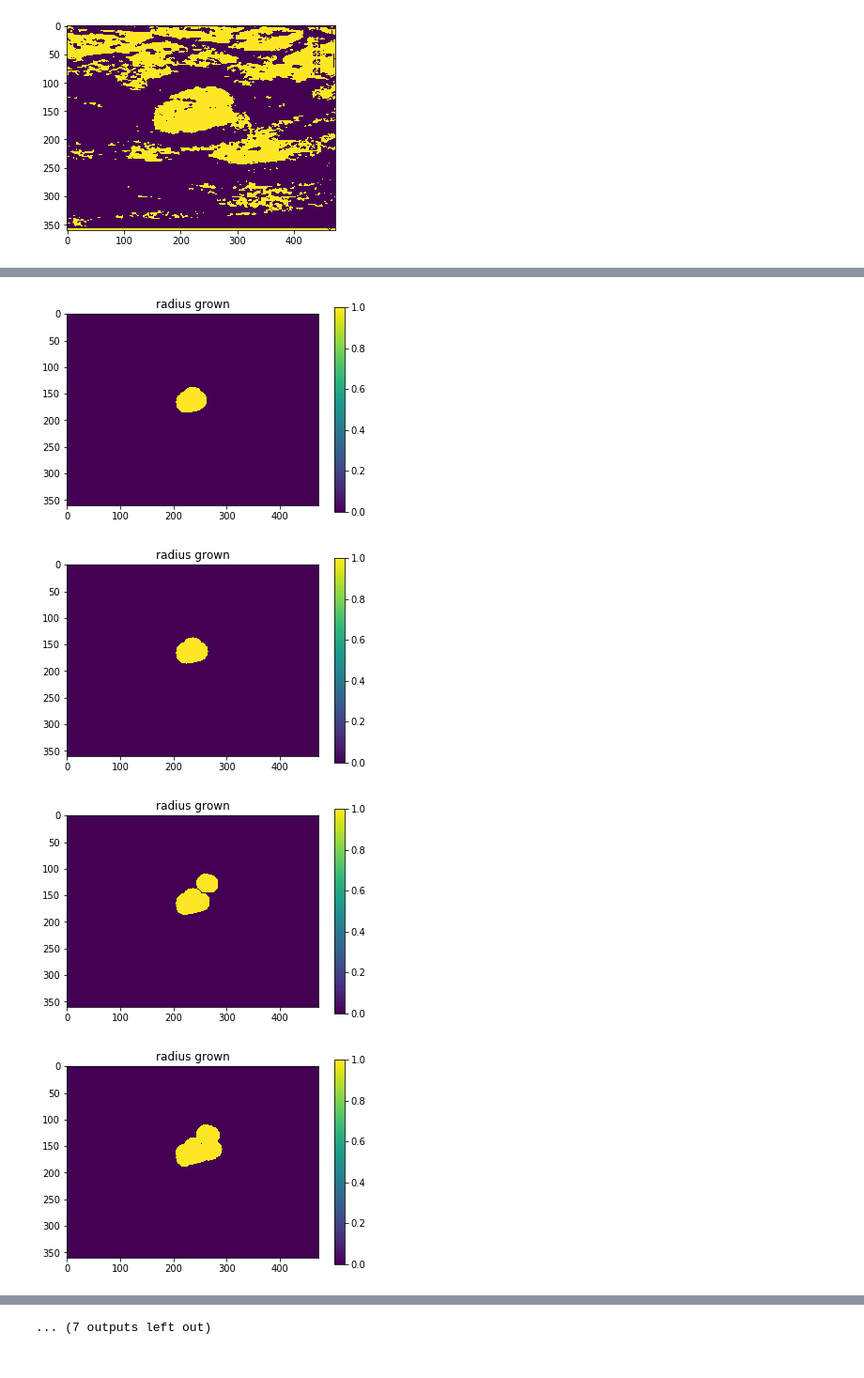
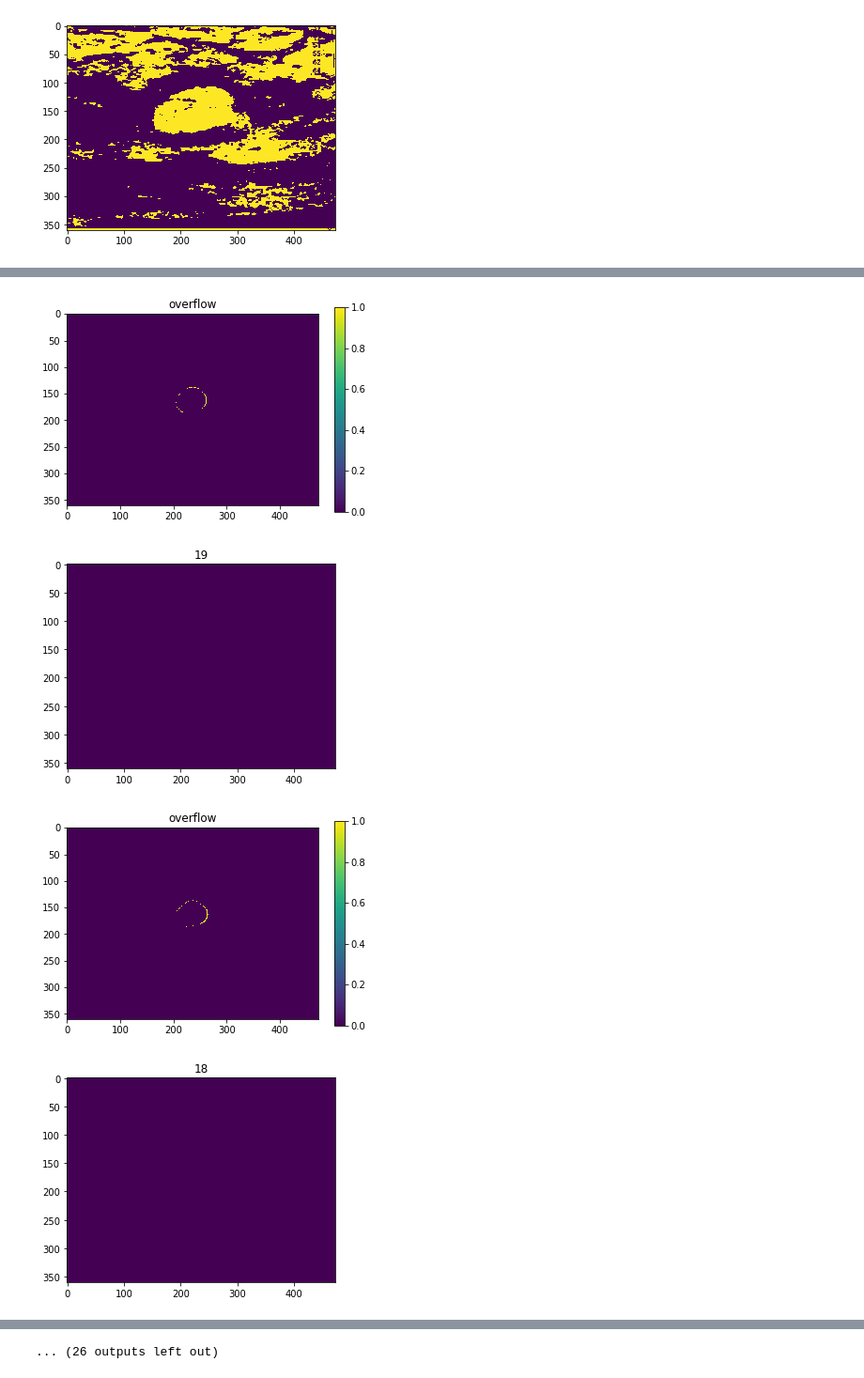
Before and after one commit to penn-ultrasound-research-laboratory/Deep-Ultrasound-Classification, a Jupyter notebook: _notebooks/LeakPluggingCary.ipynb, the cells around one changed output, grey strips where cells are left out. Shown: that part at 94% size. Cells and saved outputs as stored; diff of their text form; code cells hidden in the pictures.

Commit message:
figured out binary masking issue with uint8 subtraction. debugging if current algorithm is correct

```diff
--- a/_notebooks/LeakPluggingCary.ipynb
+++ b/_notebooks/LeakPluggingCary.ipynb
@@ -88,6 +88,9 @@ def max_interior_radius(low, high, mask):
             low = mid + 1
 
     return mid
+# %%
+def as_binary_mask(image):
+    return (image > 0).astype(np.uint8)
 # %%
 """
 Find the largest kernel that 'fits' in the mask.
@@ -102,6 +105,17 @@ def prune_mask_to_kernel_radius(mask, radius):
             pruned_mask += component
 
     return pruned_mask
+
+
+def find_leak_mask_to_kernel_radius(mask, radius):
+    leak_mask = np.zeros(mask.shape, np.uint8)
+    nlabels, labeled = cv2.connectedComponents(mask, CONNECTIVITY)
+    for l in range(1, nlabels):
+        component = (labeled == l).astype(np.uint8)
+        if max_interior_radius(MIN_RADIUS, MAX_RADIUS, component) >= radius:
+            leak_mask += component
+
+    return leak_mask
 # %% [markdown]
 ## Prune to kernel mask check
 # %%
@@ -216,44 +226,50 @@ plt.colorbar()
 # %%
 previous_grown = None
+composite_leak = np.zeros(seed_region_mask.shape)
 
 for radius in range(MAX_RADIUS, MIN_RADIUS-1, -1):
 
     radius_grown = iterate_until_stop_growing_exponential_backoff(
         np.copy(seed_region_mask),
         grow_region,
         seed_range_thresholded_image,
         disk_kernel(radius),
         iters_per_round = 3)
 
     if previous_grown is None:
         previous_grown = np.copy(radius_grown)
 
     else:
 #         plt.title("Grown region")
 #         ax[0].imshow(radius_grown)
 
     # UINT8 SUBTRACTION IS CAUSING OVERFLOW
-        overflow = radius_grown - previous_grown
+        overflow = as_binary_mask(radius_grown - previous_grown)
 
         plt.figure()
-        plt.title("radius grown")
-        plt.imshow(radius_grown)
+        plt.title("overflow")
+        plt.imshow(overflow)
         plt.colorbar()
 
         # Prune the overflow to produce leak image
-        pruned_mask = prune_mask_to_kernel_radius(np.copy(overflow), radius + 1)
+        leak_mask = find_leak_mask_to_kernel_radius(overflow, radius + 1)
+        composite_leak += leak_mask
+
+        plt.figure()
+        plt.imshow(leak_mask)
+        plt.title(radius)
 
 #         plt.figure()
 #         plt.title("pruned_mask")
 #         plt.imshow(pruned_mask)
 #         plt.colorbar()
 
 #         plt.title("composite")
 #         ax[3].imshow(radius_grown + pruned_mask)
 
-        previous_grown = np.copy(radius_grown + pruned_mask)
+        previous_grown = radius_grown
 # %% [output]
-[figure, old version]
+[figure, new version]
-[figure, old version]
+[figure, new version]
-[figure, old version]
+[figure, new version]
-[figure, old version]
+[figure, new version]
@@ -268 +284 @@ for radius in range(MAX_RADIUS, MIN_RADIUS-1, -1):
-... (7 outputs left out)
+... (26 outputs left out)
```
Also changed, not shown: parts of 4 cells of this notebook.
